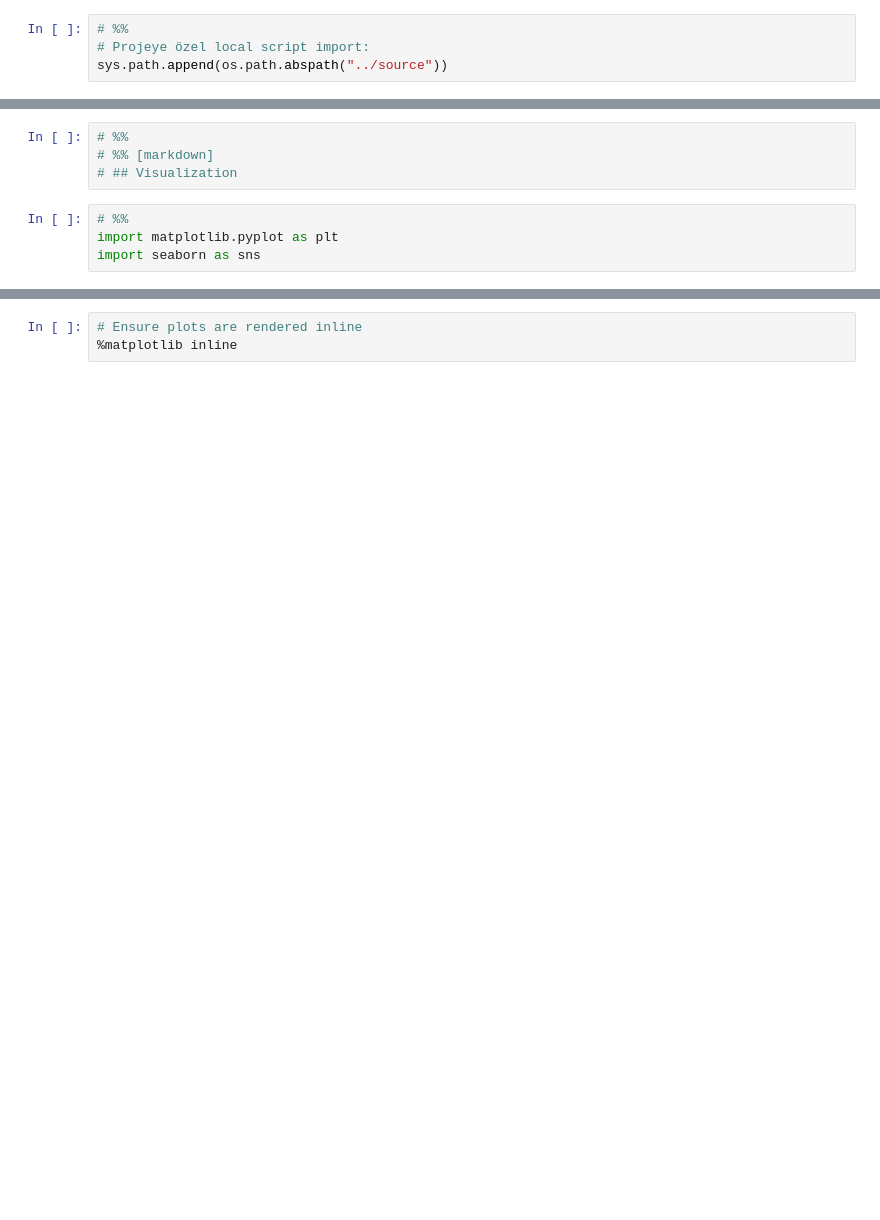
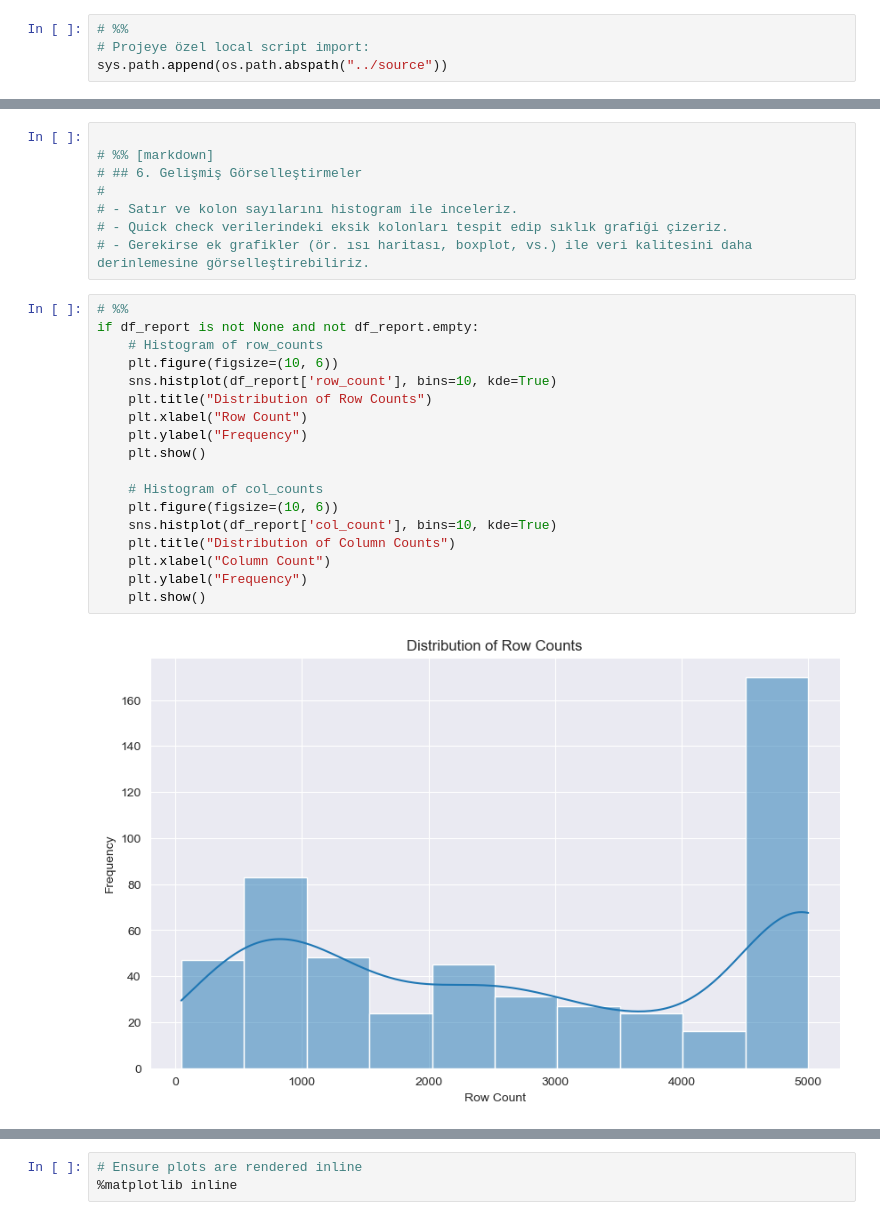
Before and after one commit to dogaaydinn/Geo_Sentiment_Climate, a Jupyter notebook: notebooks/001_data_check.ipynb, the cells around one changed output, grey strips where cells are left out. Cells and saved outputs as stored; diff of their text form; blank space fills up the shorter version.

```diff
--- a/notebooks/001_data_check.ipynb
+++ b/notebooks/001_data_check.ipynb
@@ -116,8 +174,28 @@ if not df_report.empty:
 # %%
-# %%
+
 # %% [markdown]
-# ## Visualization
+# ## 6. Gelişmiş Görselleştirmeler
+#
+# - Satır ve kolon sayılarını histogram ile inceleriz.
+# - Quick check verilerindeki eksik kolonları tespit edip sıklık grafiği çizeriz.
+# - Gerekirse ek grafikler (ör. ısı haritası, boxplot, vs.) ile veri kalitesini daha derinlemesine görselleştirebiliriz.
-# %%
-# %%
-import matplotlib.pyplot as plt
-import seaborn as sns
+# %%
+# %%
+if df_report is not None and not df_report.empty:
+    # Histogram of row_counts
+    plt.figure(figsize=(10, 6))
+    sns.histplot(df_report['row_count'], bins=10, kde=True)
+    plt.title("Distribution of Row Counts")
+    plt.xlabel("Row Count")
+    plt.ylabel("Frequency")
+    plt.show()
+
+    # Histogram of col_counts
+    plt.figure(figsize=(10, 6))
+    sns.histplot(df_report['col_count'], bins=10, kde=True)
+    plt.title("Distribution of Column Counts")
+    plt.xlabel("Column Count")
+    plt.ylabel("Frequency")
+    plt.show()
+# %% [output]
+[figure, added]
```
Also changed, not shown: parts of 37 cells of this notebook.
